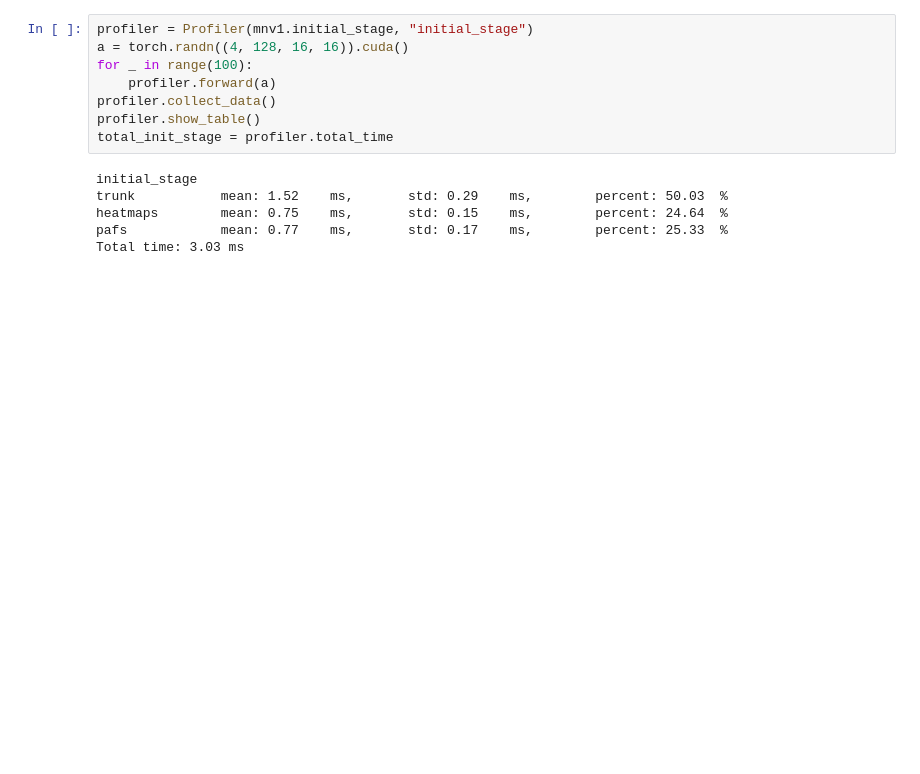
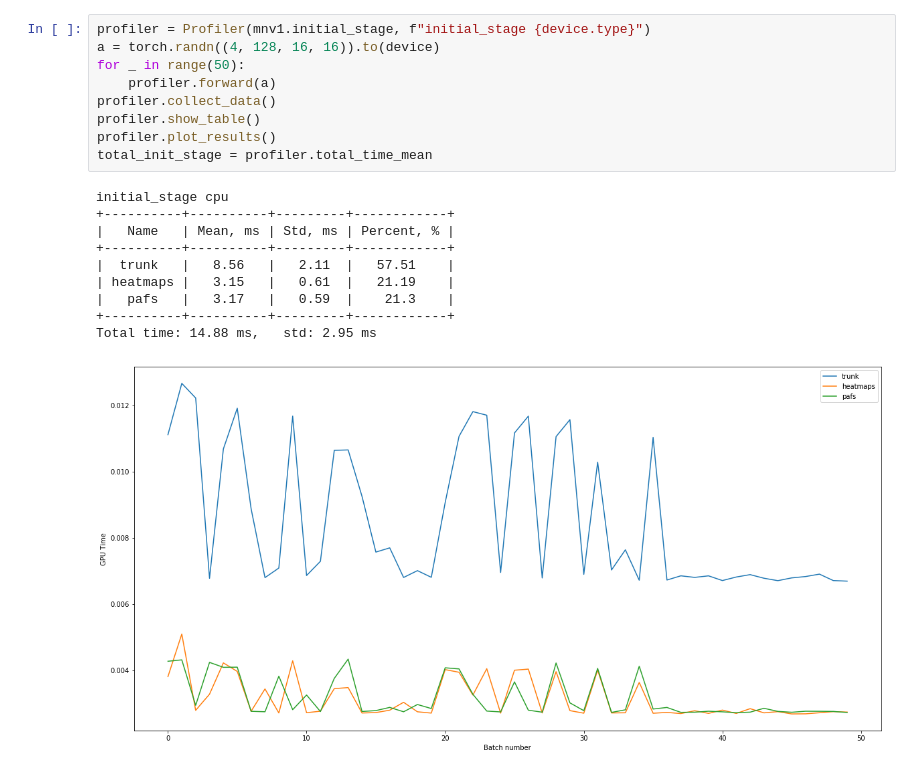
Before and after one commit to Huetous/nas, a Jupyter notebook: jups/profile_example.ipynb, the cells around one changed output. Drawn from its saved outputs; the diff is of its cells as text; blank space fills up the shorter version.

```diff
--- a/jups/profile_example.ipynb
+++ b/jups/profile_example.ipynb
@@ -58,15 +65,21 @@ Total time: 3.95 ms
 # %%
-profiler = Profiler(mnv1.initial_stage, "initial_stage")
-a = torch.randn((4, 128, 16, 16)).cuda()
-for _ in range(100):
+profiler = Profiler(mnv1.initial_stage, f"initial_stage {device.type}")
+a = torch.randn((4, 128, 16, 16)).to(device)
+for _ in range(50):
     profiler.forward(a)
 profiler.collect_data()
 profiler.show_table()
-total_init_stage = profiler.total_time
+profiler.plot_results()
+total_init_stage = profiler.total_time_mean
 # %% [output]
-initial_stage
-trunk           mean: 1.52    ms,       std: 0.29    ms,        percent: 50.03  %
-heatmaps        mean: 0.75    ms,       std: 0.15    ms,        percent: 24.64  %
-pafs            mean: 0.77    ms,       std: 0.17    ms,        percent: 25.33  %
-Total time: 3.03 ms
+initial_stage cpu
++----------+----------+---------+------------+
+|   Name   | Mean, ms | Std, ms | Percent, % |
++----------+----------+---------+------------+
+|  trunk   |   8.56   |   2.11  |   57.51    |
+| heatmaps |   3.15   |   0.61  |   21.19    |
+|   pafs   |   3.17   |   0.59  |    21.3    |
++----------+----------+---------+------------+
+Total time: 14.88 ms,   std: 2.95 ms
+[figure, added]
 # %%
```
Also changed, not shown: parts of 20 cells of this notebook, 9 other files.
